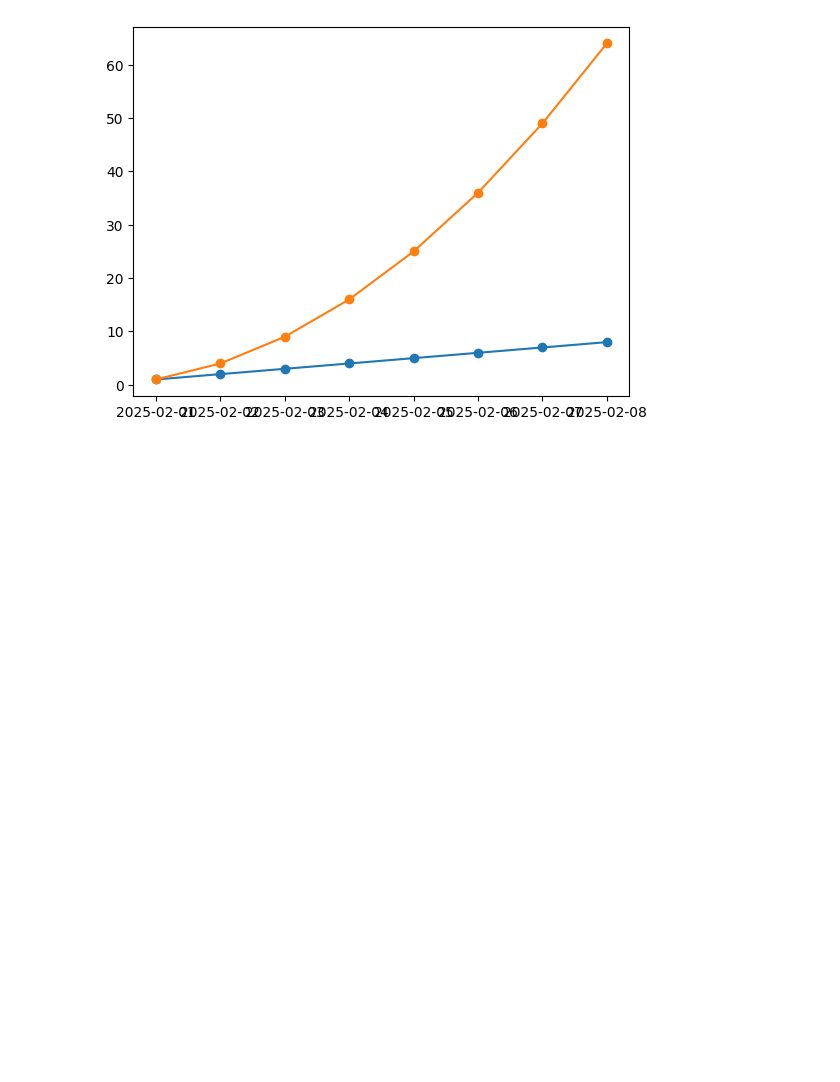
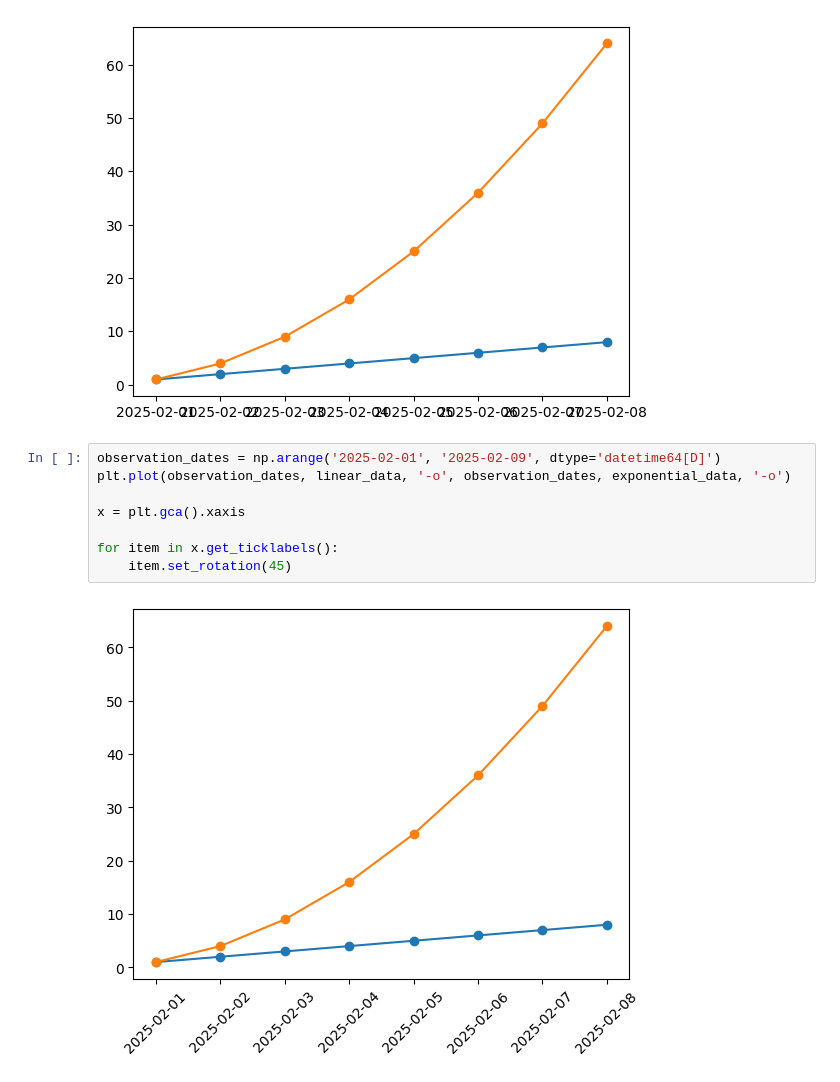
Before and after one commit to Zainab-Ayoub/dataScienceProblems, a Jupyter notebook: linePlots.ipynb, the cells around one changed output. Saved outputs shown, nothing was run; the diff lists cells and outputs as text; blank space fills up the shorter version.

Commit message:
rotation

```diff
--- a/linePlots.ipynb
+++ b/linePlots.ipynb
@@ -49,3 +49,13 @@ plt.plot(observation_dates, linear_data, '-o', observation_dates, exponential_da
 [<matplotlib.lines.Line2D at 0x...>,
  <matplotlib.lines.Line2D at 0x...>]
 [figure]
+# %%
+observation_dates = np.arange('2025-02-01', '2025-02-09', dtype='datetime64[D]')
+plt.plot(observation_dates, linear_data, '-o', observation_dates, exponential_data, '-o')
+
+x = plt.gca().xaxis
+
+for item in x.get_ticklabels():
+    item.set_rotation(45)
+# %% [output]
+[figure, added]
```
